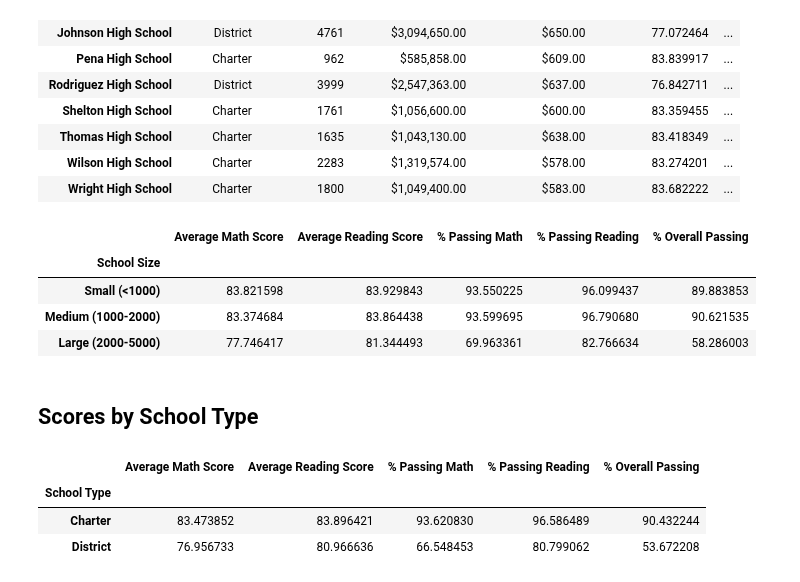
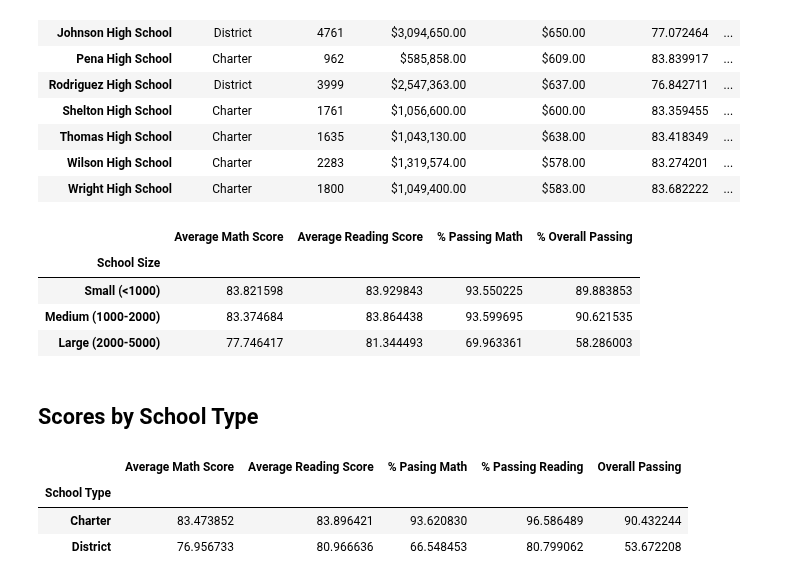
Before and after one commit to adarby9/pandas-challenge, a Jupyter notebook: PyCitySchools/PyCitySchools_starter.ipynb, the cells around one changed output. Cells and saved outputs as stored; diff of their text form; code cells hidden in the pictures.

```diff
--- a/PyCitySchools/PyCitySchools_starter.ipynb
+++ b/PyCitySchools/PyCitySchools_starter.ipynb
@@ -396,7 +401,7 @@ labels = ["Small (<1000)", "Medium (1000-2000)", "Large (2000-5000)"]
 # Categorize the spending based on the bins
 # Use `pd.cut` on the "Total Students" column of the `per_school_summary` DataFrame.
 
-per_school_summary["School Size"] =
+per_school_summary["School Size"] = pd.cut(per_school_counts, size_bins, labels=labels)
 per_school_summary
 # %% [output]
 |  | School Type | Total Students | Total School Budget | Per Student Budget | Average Math Score | ... |
@@ -425,16 +430,19 @@ size_overall_passing = per_school_summary.groupby(["School Size"])["% Overall Pa
 # %%
 # Create a DataFrame called `size_summary` that breaks down school performance based on school size (small, medium, or large).
 # Use the scores above to create a new DataFrame called `size_summary`
-size_summary =
+size_summary = pd.DataFrame({"Average Math Score": size_math_scores,
+                             "Average Reading Score": size_reading_scores,
+                             "% Passing Math": size_passing_math,
+                             "% Overall Passing": size_overall_passing})
 
 # Display results
 size_summary
 # %% [output]
-|  | Average Math Score | Average Reading Score | % Passing Math | % Passing Reading | % Overall Passing |
-| School Size |  |  |  |  |  |
-| Small (<1000) | 83.821598 | 83.929843 | 93.550225 | 96.099437 | 89.883853 |
-| Medium (1000-2000) | 83.374684 | 83.864438 | 93.599695 | 96.790680 | 90.621535 |
-| Large (2000-5000) | 77.746417 | 81.344493 | 69.963361 | 82.766634 | 58.286003 |
+|  | Average Math Score | Average Reading Score | % Passing Math | % Overall Passing |
+| School Size |  |  |  |  |
+| Small (<1000) | 83.821598 | 83.929843 | 93.550225 | 89.883853 |
+| Medium (1000-2000) | 83.374684 | 83.864438 | 93.599695 | 90.621535 |
+| Large (2000-5000) | 77.746417 | 81.344493 | 69.963361 | 58.286003 |
 # %% [markdown]
 ## Scores by School Type
 # %%
@@ -446,12 +454,16 @@ average_percent_passing_reading_by_type = per_school_summary.groupby(["School Ty
 average_percent_overall_passing_by_type = per_school_summary.groupby(["School Type"])["% Overall Passing"].mean()
 # %%
 # Assemble the new data by type into a DataFrame called `type_summary`
-type_summary =
+type_summary =pd.DataFrame({"Average Math Score":average_math_score_by_type,
+                            "Average Reading Score":average_reading_score_by_type,
+                            "% Pasing Math": average_percent_passing_math_by_type,
+                            "% Passing Reading":average_percent_passing_reading_by_type,
+                            " Overall Passing": average_percent_overall_passing_by_type})
 
 # Display results
 type_summary
 # %% [output]
-|  | Average Math Score | Average Reading Score | % Passing Math | % Passing Reading | % Overall Passing |
+|  | Average Math Score | Average Reading Score | % Pasing Math | % Passing Reading | Overall Passing |
 | School Type |  |  |  |  |  |
 | Charter | 83.473852 | 83.896421 | 93.620830 | 96.586489 | 90.432244 |
 | District | 76.956733 | 80.966636 | 66.548453 | 80.799062 | 53.672208 |
```
Also changed, not shown: parts of 5 cells of this notebook.
